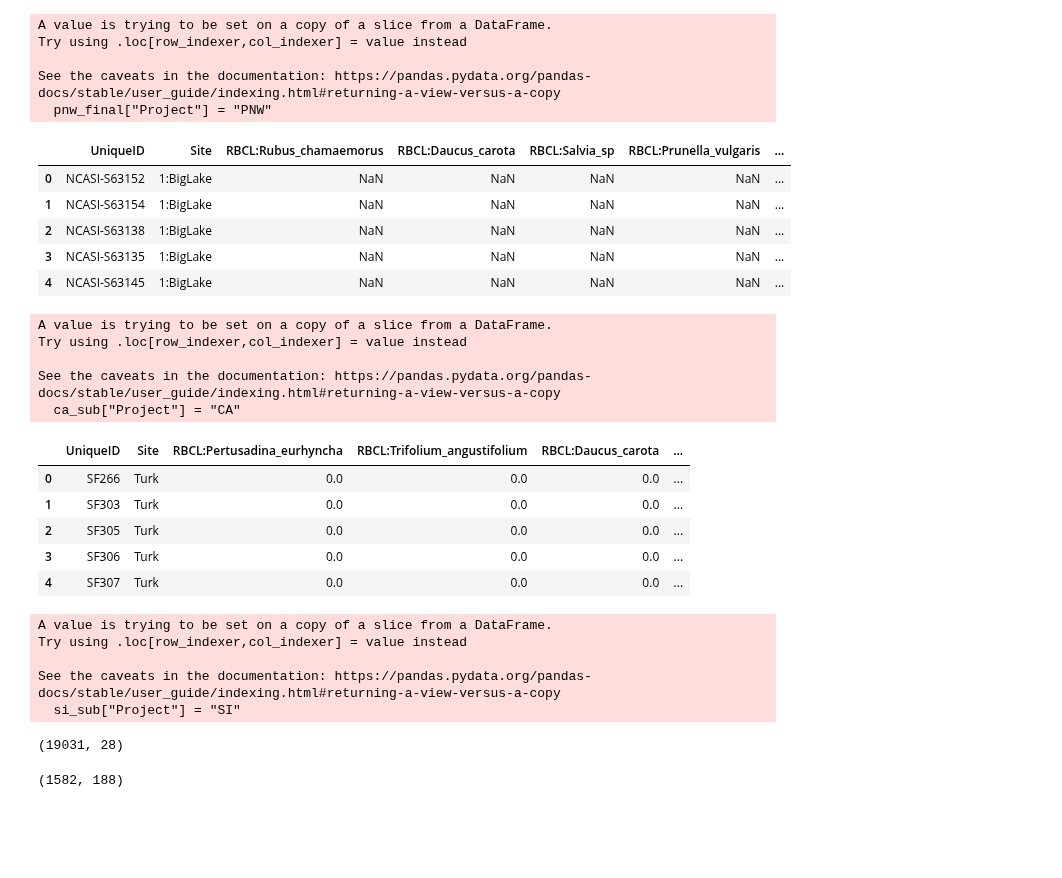
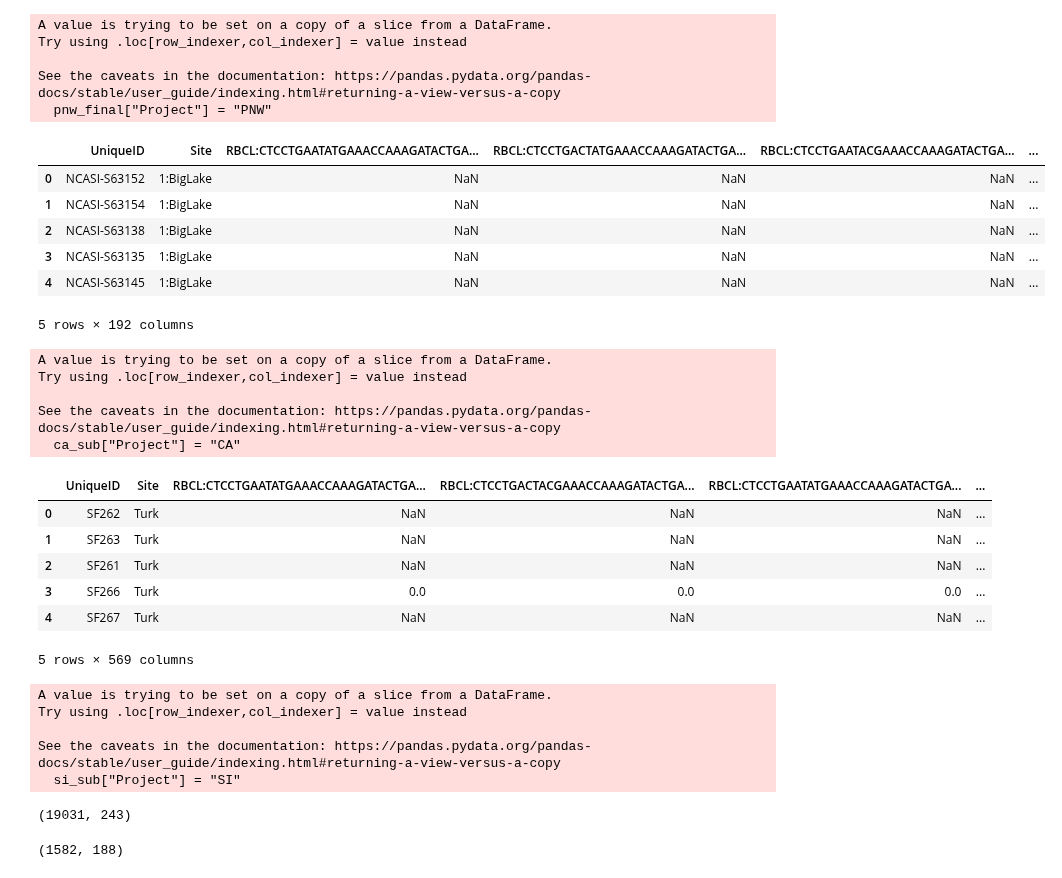
Before and after one commit to hayesrebecca/pollenGeolocation, a Jupyter notebook: raw/7_rawSupplementary.ipynb, the cells around one changed output. Drawn from its saved outputs; the diff is of its cells as text; code cells hidden in the pictures; blank space fills up the shorter version.

Commit message:
feat: ran figure gen script on raw data

```diff
--- a/raw/7_rawSupplementary.ipynb
+++ b/raw/7_rawSupplementary.ipynb
@@ -44,7 +44,7 @@ from sklearn.model_selection import GridSearchCV
 from sklearn.metrics import mean_absolute_error,r2_score,mean_squared_error
 # %%
 pnw = pd.read_csv(
-    "../data/taxonomic/NCASIpollen_tax.csv",
+    "../data/raw/NCASIpollen_raw.csv",
     encoding="latin1",
     low_memory=False
 )
@@ -55,43 +55,44 @@ cols = ["SampleID", "Stand"]
 # Keep only columns that are actually present in the CSV
 cols = [c for c in cols if c in pnw.columns]
 
 # Collect RBCL columns
 rbcl_cols = [c for c in pnw.columns if c.startswith("RBCL:")]
 
 # Subset the dataframe (make a copy to avoid warnings)
 pnw_sub = pnw[cols + rbcl_cols].copy()
 
 # Create UniqueID and Site safely
 if "SampleID" in pnw_sub.columns:
     pnw_sub["UniqueID"] = pnw_sub["SampleID"]
 
 if "Stand" in pnw_sub.columns:
     pnw_sub["Site"] = pnw_sub["Stand"]
 
 # Final column order
 new_cols = [c for c in ["UniqueID", "Site"] if c in pnw_sub.columns]
 
 pnw_final = pnw_sub[new_cols + rbcl_cols]
 
 pnw_final["Project"] = "PNW"
 
 pnw_final.head()
 # %% [output]
 A value is trying to be set on a copy of a slice from a DataFrame.
 Try using .loc[row_indexer,col_indexer] = value instead
 
 See the caveats in the documentation: https://pandas.pydata.org/pandas-docs/stable/user_guide/indexing.html#returning-a-view-versus-a-copy
   pnw_final["Project"] = "PNW"
-|  | UniqueID | Site | RBCL:Rubus_chamaemorus | RBCL:Daucus_carota | RBCL:Salvia_sp | RBCL:Prunella_vulgaris | ... |
-| 0 | NCASI-S63152 | 1:BigLake | NaN | NaN | NaN | NaN | ... |
-| 1 | NCASI-S63154 | 1:BigLake | NaN | NaN | NaN | NaN | ... |
-| 2 | NCASI-S63138 | 1:BigLake | NaN | NaN | NaN | NaN | ... |
-| 3 | NCASI-S63135 | 1:BigLake | NaN | NaN | NaN | NaN | ... |
-| 4 | NCASI-S63145 | 1:BigLake | NaN | NaN | NaN | NaN | ... |
+|  | UniqueID | Site | RBCL:CTCCTGAATATGAAACCAAAGATACTGA... | RBCL:CTCCTGACTATGAAACCAAAGATACTGA... | RBCL:CTCCTGAATACGAAACCAAAGATACTGA... | ... |
+| 0 | NCASI-S63152 | 1:BigLake | NaN | NaN | NaN | ... |
+| 1 | NCASI-S63154 | 1:BigLake | NaN | NaN | NaN | ... |
+| 2 | NCASI-S63138 | 1:BigLake | NaN | NaN | NaN | ... |
+| 3 | NCASI-S63135 | 1:BigLake | NaN | NaN | NaN | ... |
+| 4 | NCASI-S63145 | 1:BigLake | NaN | NaN | NaN | ... |
+5 rows × 192 columns
 # %%
 ## import data
 
-ca = pd.read_csv("../data/taxonomic/FFARpollen_tax.csv", encoding="latin1", low_memory=False)
+ca = pd.read_csv("../data/raw/FFARpollen_raw.csv", encoding="latin1", low_memory=False)
 
 cols = ["UniqueID", "Site"]
 
@@ -107,16 +108,17 @@ Try using .loc[row_indexer,col_indexer] = value instead
 
 See the caveats in the documentation: https://pandas.pydata.org/pandas-docs/stable/user_guide/indexing.html#returning-a-view-versus-a-copy
   ca_sub["Project"] = "CA"
-|  | UniqueID | Site | RBCL:Pertusadina_eurhyncha | RBCL:Trifolium_angustifolium | RBCL:Daucus_carota | ... |
-| 0 | SF266 | Turk | 0.0 | 0.0 | 0.0 | ... |
-| 1 | SF303 | Turk | 0.0 | 0.0 | 0.0 | ... |
-| 2 | SF305 | Turk | 0.0 | 0.0 | 0.0 | ... |
-| 3 | SF306 | Turk | 0.0 | 0.0 | 0.0 | ... |
-| 4 | SF307 | Turk | 0.0 | 0.0 | 0.0 | ... |
+|  | UniqueID | Site | RBCL:CTCCTGAATATGAAACCAAAGATACTGA... | RBCL:CTCCTGACTACGAAACCAAAGATACTGA... | RBCL:CTCCTGAATATGAAACCAAAGATACTGA... | ... |
+| 0 | SF262 | Turk | NaN | NaN | NaN | ... |
+| 1 | SF263 | Turk | NaN | NaN | NaN | ... |
+| 2 | SF261 | Turk | NaN | NaN | NaN | ... |
+| 3 | SF266 | Turk | 0.0 | 0.0 | 0.0 | ... |
+| 4 | SF267 | Turk | NaN | NaN | NaN | ... |
+5 rows × 569 columns
 # %%
 ## import data
 
-si = pd.read_csv("../data/taxonomic/SIpollen_tax.csv", encoding="latin1", low_memory=False)
+si = pd.read_csv("../data/raw/SIpollen_raw.csv", encoding="latin1", low_memory=False)
 
 cols = ["UniqueID", "Site"]
 
@@ -132,7 +134,7 @@ Try using .loc[row_indexer,col_indexer] = value instead
 
 See the caveats in the documentation: https://pandas.pydata.org/pandas-docs/stable/user_guide/indexing.html#returning-a-view-versus-a-copy
   si_sub["Project"] = "SI"
-(19031, 28)
+(19031, 243)
 # %%
 # This will display all columns without truncation.
 pd.set_option('display.max_columns', None)
```
Also changed, not shown: parts of 1 cell of this notebook.
